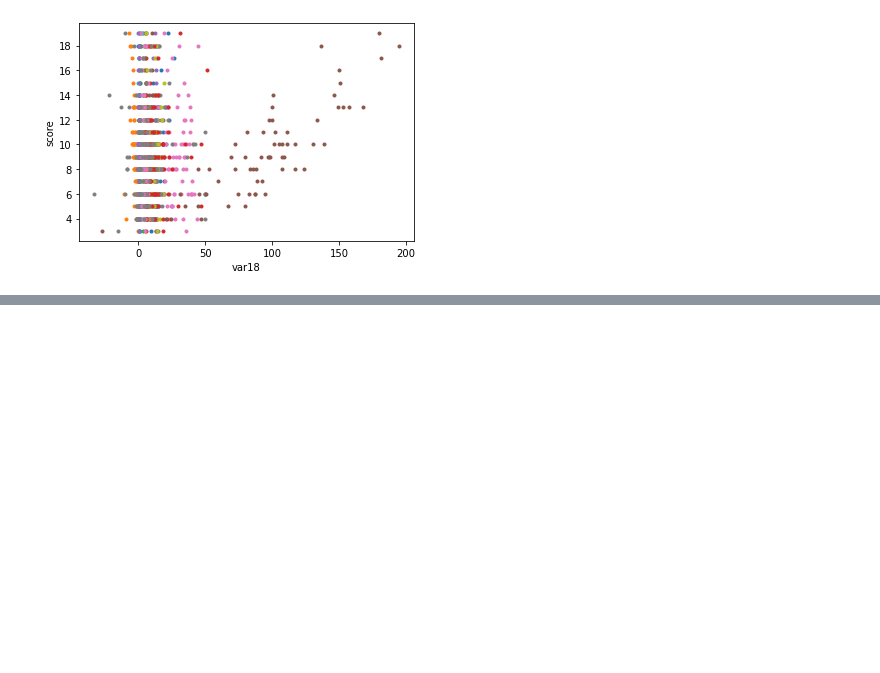
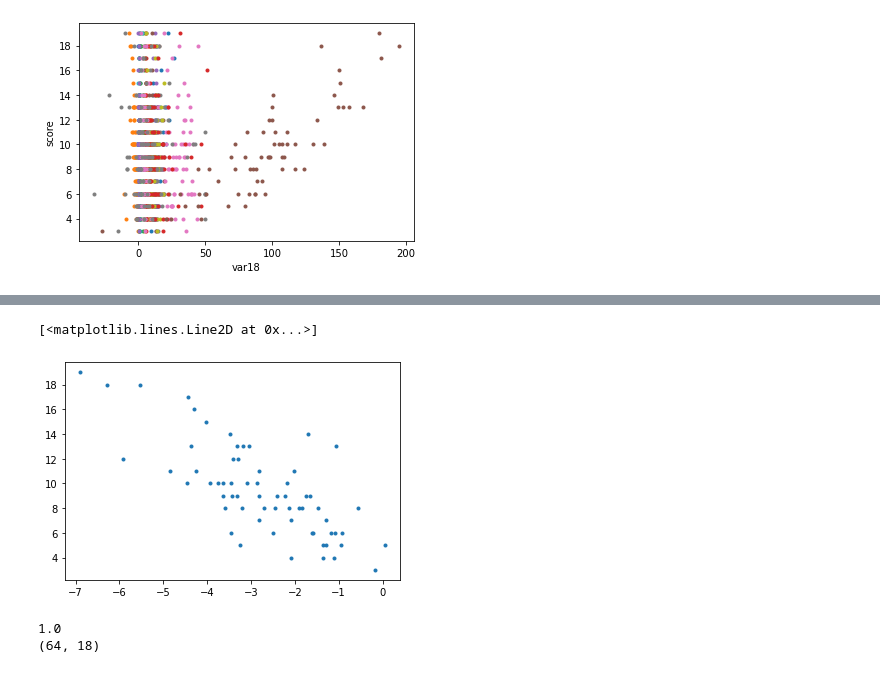
Before and after one commit to abfariah/BE_AML_Linear, a Jupyter notebook: ROBINET_STRANG.ipynb, the cells around one changed output, grey strips where cells are left out. Cells and saved outputs as stored; diff of their text form; code cells hidden in the pictures; blank space fills up the shorter version.

```diff
--- a/ROBINET_STRANG.ipynb
+++ b/ROBINET_STRANG.ipynb
@@ -55,0 +227,14 @@ from sklearn import
+# %%
+#QUESTION 1.3.2 : Nous supprimerons dans la suite de cet exercice les deux observations qui sont aberrantes sur
+#               la variable 'var12'.
+
+### Suppression des Outliers
+
+X_new = np.delete(X,29,0)
+X_new2 = np.delete(X_new,48,0)
+Y_new = np.delete(Y,29)
+Y_new2 = np.delete(Y_new,48)
+plt.plot(X_new2[:,11],Y_new2[:],'.')
+# %% [output]
+[<matplotlib.lines.Line2D at 0x...>]
+[figure, added]
@@ -55,0 +248,26 @@ from sklearn import
+# %%
+#QUESTION 1.4 :   Une fois les deux observations aberrantes de 'var12' supprimees, on souhaite selectionner les
+#               variables de 'X' qui permettent de prédire au mieux 'score' a l'aide de la
+#               regression multiple regularisee.
+
+#QUESTION 1.4.1 : Quelle strategie vous semble la plus appropriee pour selectionner les variables les plus
+#               pertinentes ? Quel pretraitement allez-vous de meme effectuer sur les donnees.
+
+### Regression Lasso --> Normaliser les vecteurs
+
+from sklearn.preprocessing import normalize
+
+for i in range(X_new2.shape[1]):
+    X_new2[:,i] = X_new2[:,i]/np.linalg.norm(X_new2[:,i])
+
+#Y_new2 = Y_new2/np.linalg.norm(Y_new2)
+thresh= len(X_new2) // 2
+X_train = X_new2[thresh:]
+y_train = Y_new2[thresh:]
+X_test = X_new2[:thresh]
+y_test = Y_new2[:thresh]
+print(np.linalg.norm(X_new2[:,1]))
+print(X_new2.shape)
+# %% [output]
+1.0
+(64, 18)
```
Also changed, not shown: parts of 12 cells of this notebook.
